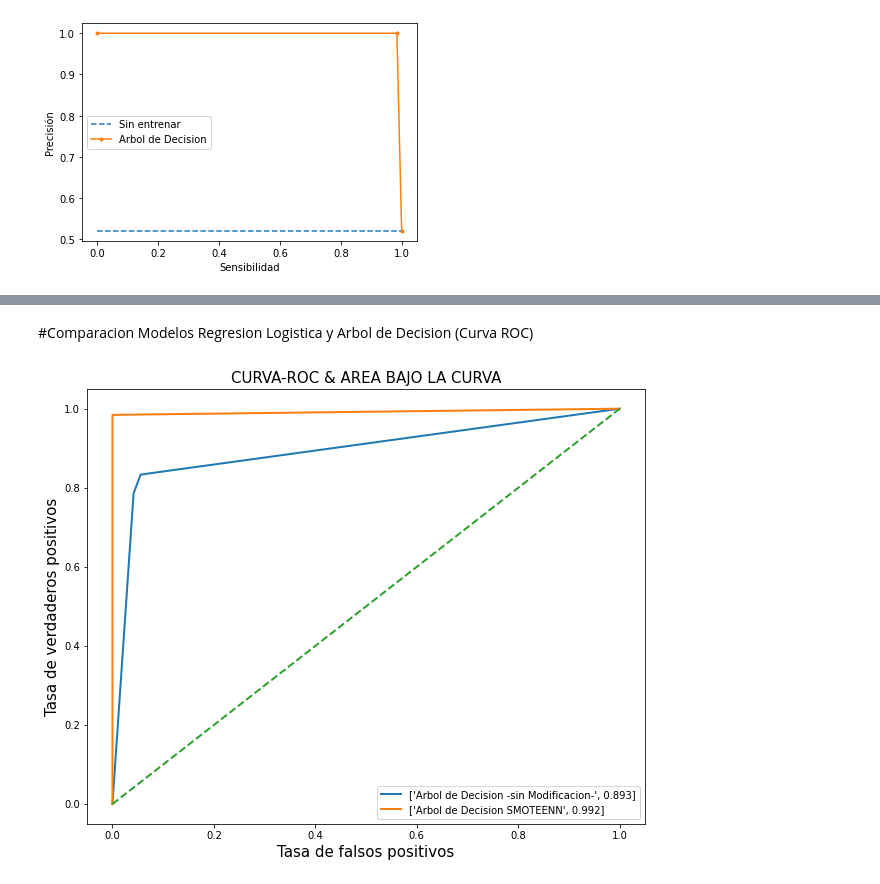
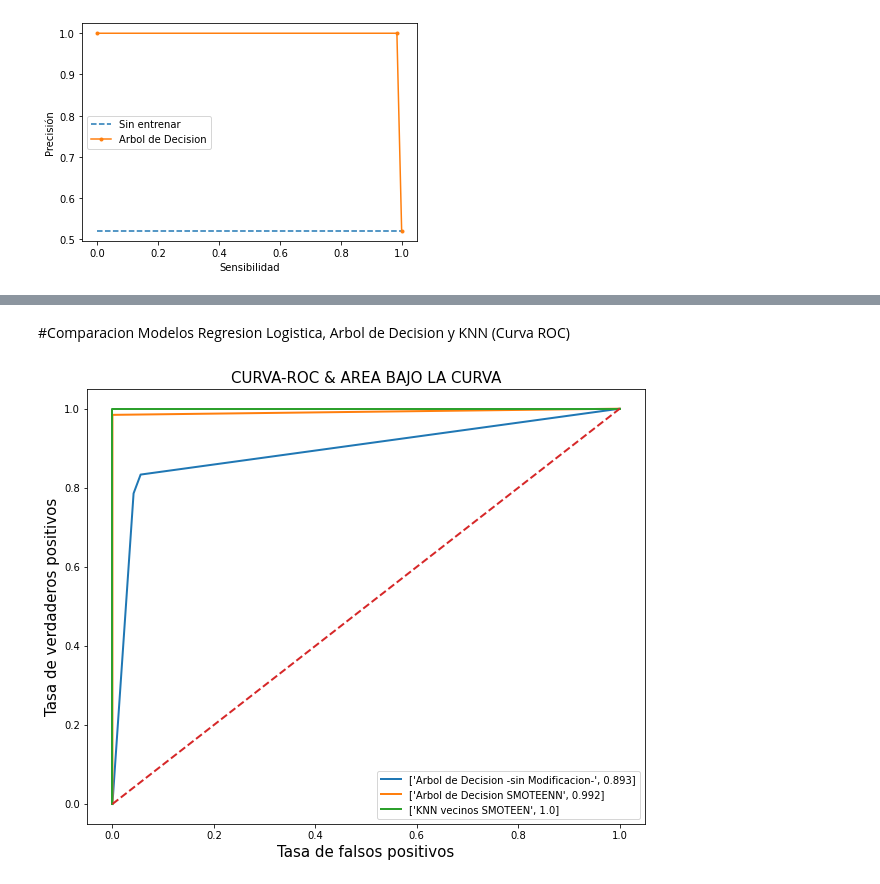
Before and after one commit to DaniloRiver/Pythons17, a Jupyter notebook: Modelo_de_Clasificacion2.ipynb, the cells around one changed output, grey strips where cells are left out. Drawn from its saved outputs; the diff is of its cells as text; code cells hidden in the pictures.

```diff
--- a/Modelo_de_Clasificacion2.ipynb
+++ b/Modelo_de_Clasificacion2.ipynb
@@ -999,0 +1093,9 @@ Regresión Logística: f1=0.992 auc=0.996
+# %%
+# implementacion de algoritmo de entrenamiento conjunto de prueba del 25% sobre el total del dataset, algoritmo de optimizacion:
+# El "lbfgs" es un algoritmo de optimización que se aproxima al algoritmo de Broyden-Fletcher-Goldfarb-Shanno ,que pertenece a los métodos cuasi-Newton.
+#"lbfgs" se utiliza por defecto por su robustez.
+
+X_train,X_test,y_train,y_test= train_test_split(X_resampled2,y_resampled2,test_size= 0.20,random_state=1)
+# %%
+Knn1= KNeighborsClassifier(n_neighbors=3, metric='minkowski', p=2 )
+Knn1.fit(X_train, y_train)
@@ -999,0 +1140,13 @@ Regresión Logística: f1=0.992 auc=0.996
+# %%
+y_pred_probknn1= Knn1.predict_proba(X_test)[:,1]
+fpr_45, tpr_45,tresholds45= roc_curve(y_test,y_pred_probknn1)
+auc_score_45 = roc_auc_score(y_test, y_pred_probknn1)
+plt.plot(fpr_45,tpr_45,label="ROC, auc="+str(round(auc_score_45,2)))
+plt.legend(loc=4)
+plt.plot([0,1],[0,1],'k--')
+plt.title("Curva ROC")
+plt.plot(fpr_45,tpr_45,label='KNN vecinos')
+plt.xlabel('tasa de falsos positivos (1-especificidad)')
+plt.ylabel('tasa de verdaderos positivos (Recall)')
+#plt.savefig('roc1.eps',format='eps', dpi=1200,transparent=True)
+plt.show()
@@ -1000,27 +1155,27 @@ Regresión Logística: f1=0.992 auc=0.996
 # %% [markdown]
-#Comparacion Modelos Regresion Logistica y Arbol de Decision (Curva ROC)
+#Comparacion Modelos Regresion Logistica, Arbol de Decision y KNN (Curva ROC)
 # %%
-Estrategia =['  Regresion Logistica -sin Modificacion-','Regresion Logistica SMOOTEEN','Arbol de Decision -sin Modificacion-','Arbol de Decision SMOTEENN']
+Estrategia =['  Regresion Logistica -sin Modificacion-','Regresion Logistica SMOOTEEN','Arbol de Decision -sin Modificacion-','Arbol de Decision SMOTEENN','KNN vecinos SMOTEEN']
 # %%
 fig = plt.figure(figsize=(10,8))
 ax  = fig.add_subplot(111)
 
 #ax.plot(fpr_1,tpr_1,label = [Estrategia[0], round(auc_score_1,3)],linewidth=2,linestyle="solid")
 #ax.plot(fpr_11,tpr_11,label = [Estrategia[1], round(auc_score_11,3)],linewidth=2,linestyle="solid")
 #ax.plot(fpr_3,tpr_3,label = [Estrategia[2], round(auc_score_3,3)],linewidth=2,linestyle="dotted")
 #ax.plot(fpr_4,tpr_4,label = [Estrategia[3], round(auc_score_4,3)],linewidth=2,linestyle="dotted")
 ax.plot(fpr_99,tpr_99,label = [Estrategia[2], round(auc_score_99,3)],linewidth=2,linestyle="solid")
 ax.plot(fpr_44,tpr_44,label = [Estrategia[3], round(auc_score_44,3)],linewidth=2,linestyle="solid")
-#ax.plot(fpr_8,tpr_8,label = [Estrategia[6], round(auc_score_8,3)],linewidth=2,linestyle="dotted")
+ax.plot(fpr_45,tpr_45,label = [Estrategia[4], round(auc_score_45,3)],linewidth=2,linestyle="solid")
 
 ax.plot([0,1],[0,1],linewidth=2,linestyle="dashed")
 ax.xaxis.label.set_size(15)
 ax.yaxis.label.set_size(15)
 plt.legend(loc="Mejor",prop={'size':10})
 plt.title("CURVA-ROC & AREA BAJO LA CURVA",fontsize=15)
 plt.xlabel("Tasa de falsos positivos",fontsize=15)
 plt.ylabel("Tasa de verdaderos positivos",fontsize=15)
 #plt.savefig('roc_auc.eps',format='eps',dpi=1000,transparent=False)
 plt.show()
 # %% [output]
-[figure, old version]
+[figure, new version]
```
Also changed, not shown: parts of 16 cells of this notebook.
